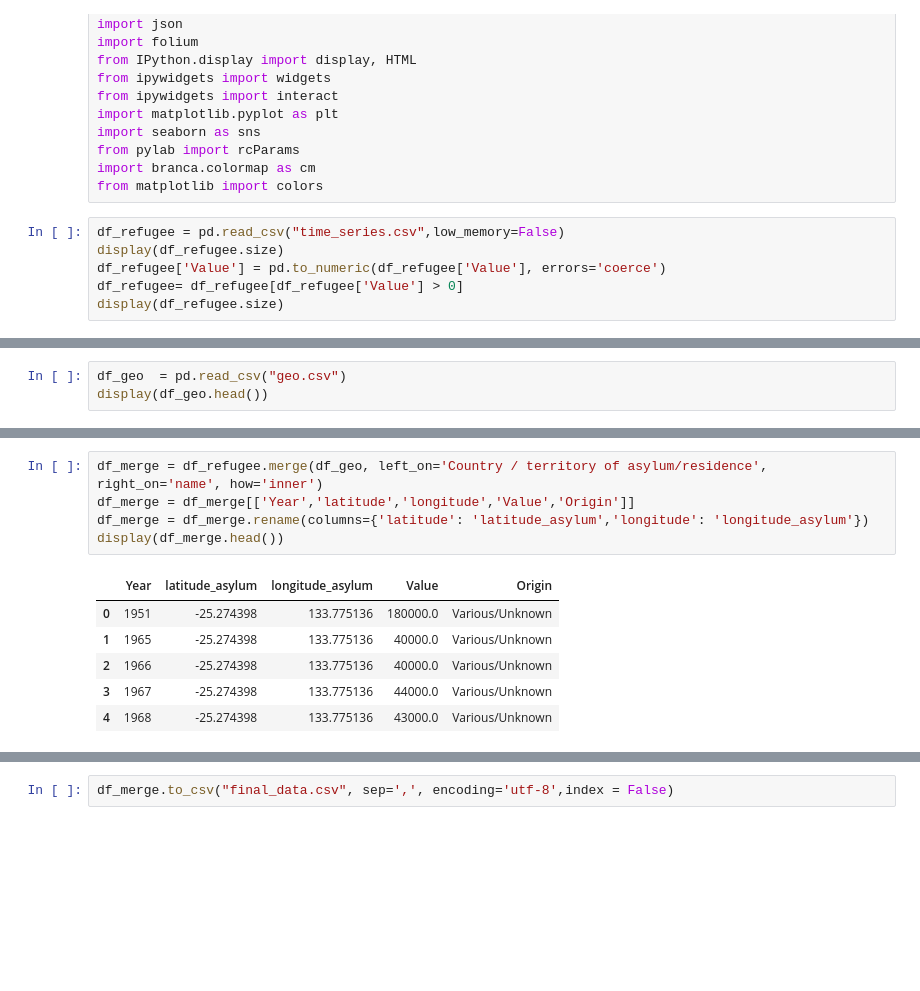
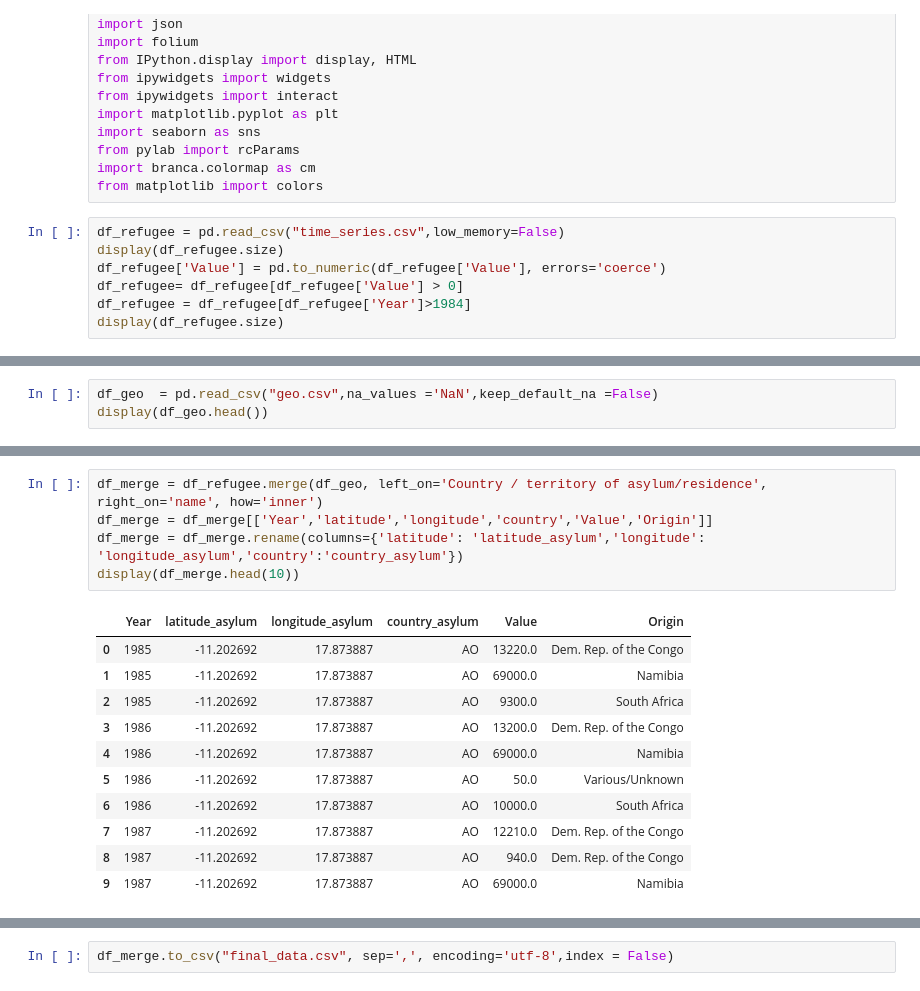
Before and after one commit to QuentinBacuet/Data-Visualization-Project, a Jupyter notebook: data_preparation/data_preparation.ipynb, the cells around one changed output, grey strips where cells are left out. Saved outputs shown, nothing was run; the diff lists cells and outputs as text; blank space fills up the shorter version.

Commit message:
Cut data values before 1985

```diff
--- a/data_preparation/data_preparation.ipynb
+++ b/data_preparation/data_preparation.ipynb
@@ -17,6 +17,7 @@ df_refugee = pd.read_csv("time_series.csv",low_memory=False)
 display(df_refugee.size)
 df_refugee['Value'] = pd.to_numeric(df_refugee['Value'], errors='coerce')
 df_refugee= df_refugee[df_refugee['Value'] > 0]
+df_refugee = df_refugee[df_refugee['Year']>1984]
 display(df_refugee.size)
 # %% [output]
 1492205
@@ -24,5 +25,5 @@ display(df_refugee.size)
 # %%
-df_geo  = pd.read_csv("geo.csv")
+df_geo  = pd.read_csv("geo.csv",na_values ='NaN',keep_default_na =False)
 display(df_geo.head())
 # %% [output]
 |  | country | latitude | longitude | name |
@@ -33,15 +34,20 @@ display(df_geo.head())
 | 4 | AI | 18.220554 | -63.068615 | Anguilla |
 # %%
 df_merge = df_refugee.merge(df_geo, left_on='Country / territory of asylum/residence', right_on='name', how='inner')
-df_merge = df_merge[['Year','latitude','longitude','Value','Origin']]
-df_merge = df_merge.rename(columns={'latitude': 'latitude_asylum','longitude': 'longitude_asylum'})
-display(df_merge.head())
+df_merge = df_merge[['Year','latitude','longitude','country','Value','Origin']]
+df_merge = df_merge.rename(columns={'latitude': 'latitude_asylum','longitude': 'longitude_asylum','country':'country_asylum'})
+display(df_merge.head(10))
 # %% [output]
-|  | Year | latitude_asylum | longitude_asylum | Value | Origin |
-| 0 | 1951 | -25.274398 | 133.775136 | 180000.0 | Various/Unknown |
-| 1 | 1965 | -25.274398 | 133.775136 | 40000.0 | Various/Unknown |
-| 2 | 1966 | -25.274398 | 133.775136 | 40000.0 | Various/Unknown |
-| 3 | 1967 | -25.274398 | 133.775136 | 44000.0 | Various/Unknown |
-| 4 | 1968 | -25.274398 | 133.775136 | 43000.0 | Various/Unknown |
+|  | Year | latitude_asylum | longitude_asylum | country_asylum | Value | Origin |
+| 0 | 1985 | -11.202692 | 17.873887 | AO | 13220.0 | Dem. Rep. of the Congo |
+| 1 | 1985 | -11.202692 | 17.873887 | AO | 69000.0 | Namibia |
+| 2 | 1985 | -11.202692 | 17.873887 | AO | 9300.0 | South Africa |
+| 3 | 1986 | -11.202692 | 17.873887 | AO | 13200.0 | Dem. Rep. of the Congo |
+| 4 | 1986 | -11.202692 | 17.873887 | AO | 69000.0 | Namibia |
+| 5 | 1986 | -11.202692 | 17.873887 | AO | 50.0 | Various/Unknown |
+| 6 | 1986 | -11.202692 | 17.873887 | AO | 10000.0 | South Africa |
+| 7 | 1987 | -11.202692 | 17.873887 | AO | 12210.0 | Dem. Rep. of the Congo |
+| 8 | 1987 | -11.202692 | 17.873887 | AO | 940.0 | Dem. Rep. of the Congo |
+| 9 | 1987 | -11.202692 | 17.873887 | AO | 69000.0 | Namibia |
 # %%
 df_merge = df_merge.merge(df_geo, left_on='Origin', right_on='name', how='inner')
```
Also changed, not shown: parts of 5 cells of this notebook, 7 other files.
